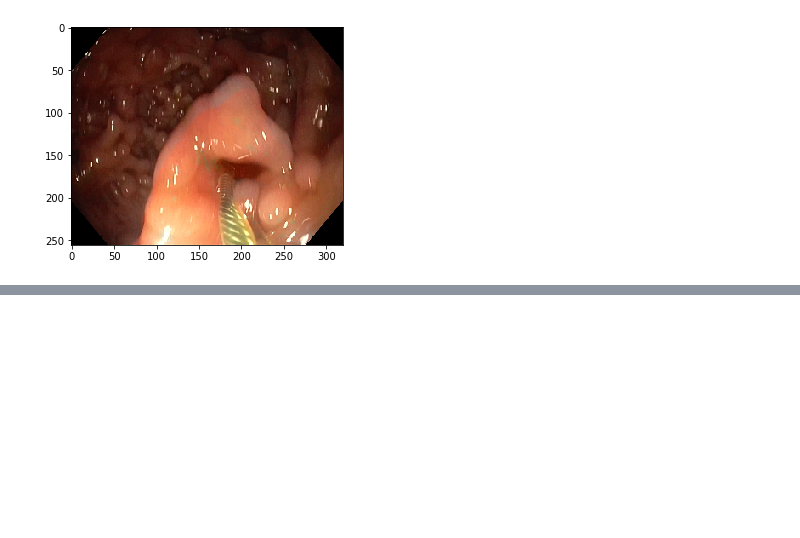
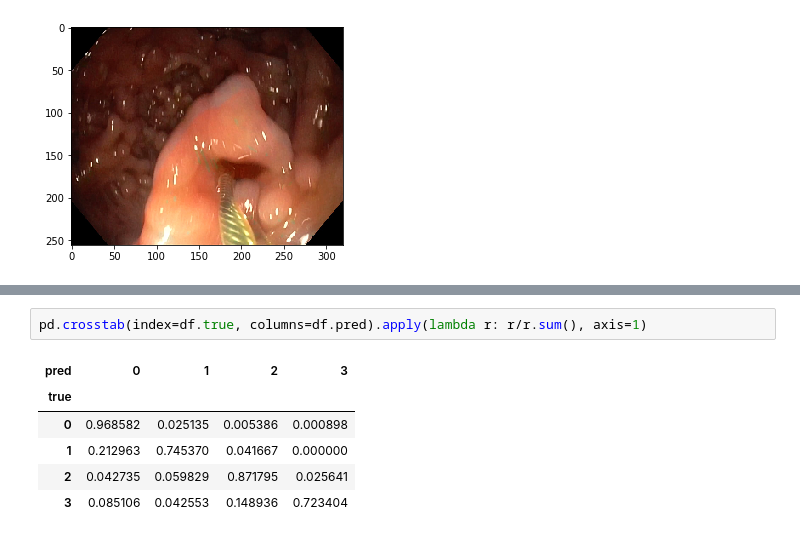
Before and after one commit to wenshuoliu/DLproj, a Jupyter notebook: UC_colonoscopy/scratch.ipynb, the cells around one changed output, grey strips where cells are left out. Drawn from its saved outputs; the diff is of its cells as text; blank space fills up the shorter version.

```diff
--- a/UC_colonoscopy/scratch.ipynb
+++ b/UC_colonoscopy/scratch.ipynb
@@ -146,0 +229,9 @@ model.save_weights(path+'models/conv_max4_cam.h5')
+# %%
+pd.crosstab(index=df.true, columns=df.pred).apply(lambda r: r/r.sum(), axis=1)
+# %% [output]
+| pred | 0 | 1 | 2 | 3 |
+| true |  |  |  |  |
+| 0 | 0.968582 | 0.025135 | 0.005386 | 0.000898 |
+| 1 | 0.212963 | 0.745370 | 0.041667 | 0.000000 |
+| 2 | 0.042735 | 0.059829 | 0.871795 | 0.025641 |
+| 3 | 0.085106 | 0.042553 | 0.148936 | 0.723404 |
```
Also changed, not shown: parts of 29 cells of this notebook, 1 other file.
